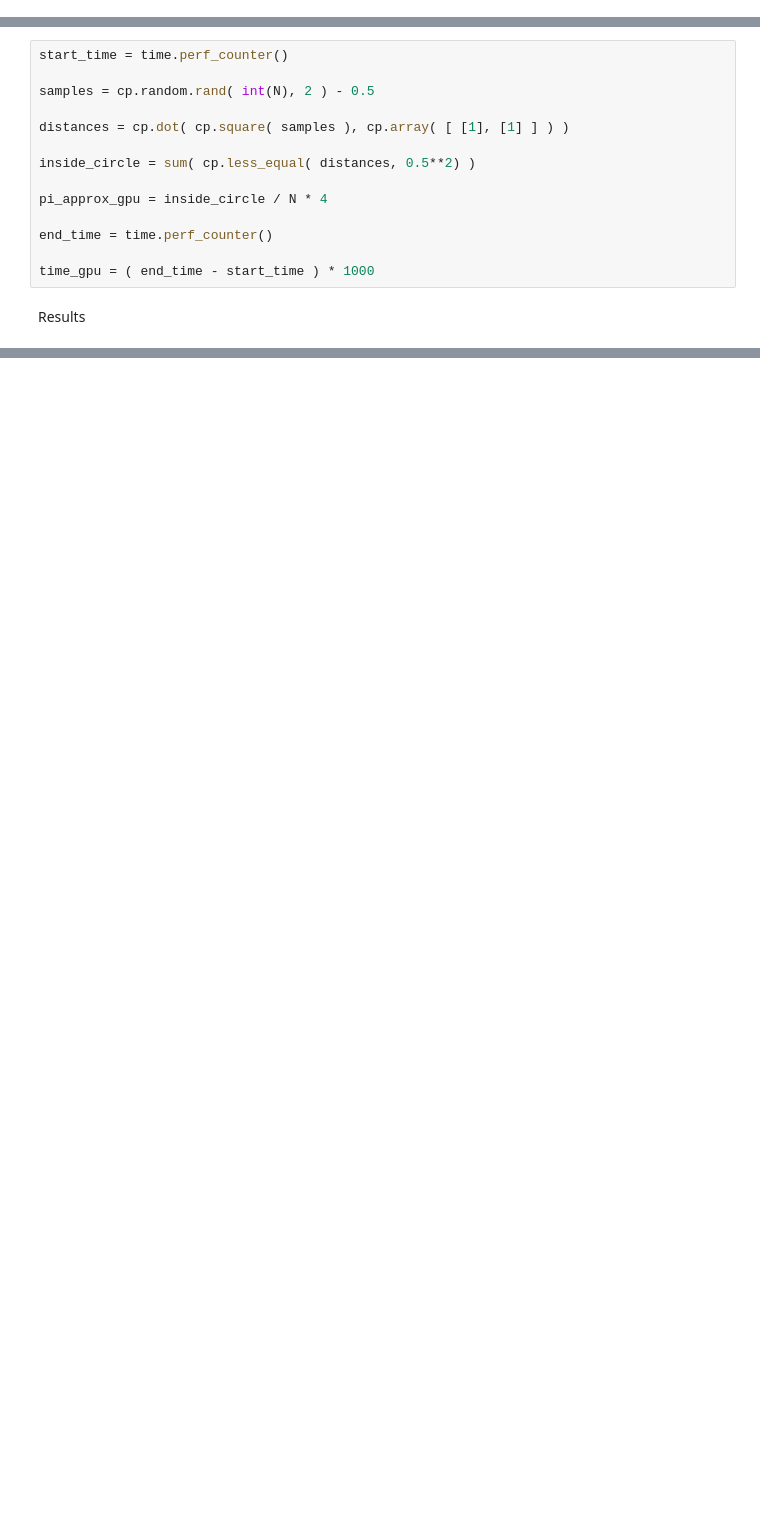
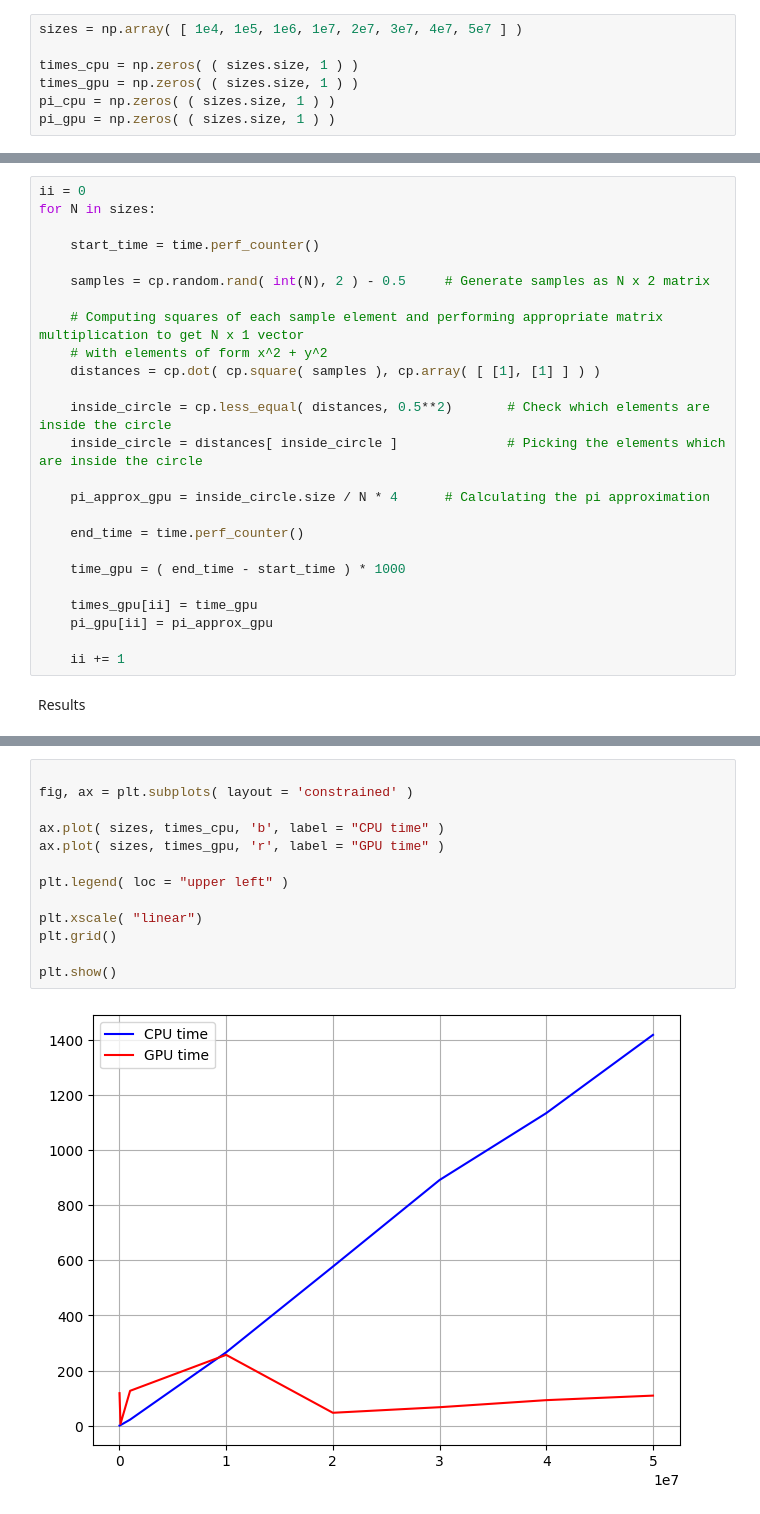
Before and after one commit to Erikkui/GPU-Computing, a Jupyter notebook: GPU_Ex04_Kuitunen.ipynb, the cells around one changed output, grey strips where cells are left out. Cells and saved outputs as stored; diff of their text form; blank space fills up the shorter version.

```diff
--- a/GPU_Ex04_Kuitunen.ipynb
+++ b/GPU_Ex04_Kuitunen.ipynb
@@ -143,2 +140,9 @@ N = 1e6
+# %%
+sizes = np.array( [ 1e4, 1e5, 1e6, 1e7, 2e7, 3e7, 4e7, 5e7 ] )
+
+times_cpu = np.zeros( ( sizes.size, 1 ) )
+times_gpu = np.zeros( ( sizes.size, 1 ) )
+pi_cpu = np.zeros( ( sizes.size, 1 ) )
+pi_gpu = np.zeros( ( sizes.size, 1 ) )
 # %% [markdown]
 First using NumPy
@@ -164,18 +174,29 @@ time_cpu = ( end_time - start_time ) * 1000
 # %% [markdown]
 Then with CuPy
 # %%
-start_time = time.perf_counter()
+ii = 0
+for N in sizes:
 
-samples = cp.random.rand( int(N), 2 ) - 0.5
+    start_time = time.perf_counter()
 
-distances = cp.dot( cp.square( samples ), cp.array( [ [1], [1] ] ) )
+    samples = cp.random.rand( int(N), 2 ) - 0.5     # Generate samples as N x 2 matrix
 
-inside_circle = sum( cp.less_equal( distances, 0.5**2) )
+    # Computing squares of each sample element and performing appropriate matrix multiplication to get N x 1 vector
+    # with elements of form x^2 + y^2
+    distances = cp.dot( cp.square( samples ), cp.array( [ [1], [1] ] ) )
 
-pi_approx_gpu = inside_circle / N * 4
+    inside_circle = cp.less_equal( distances, 0.5**2)       # Check which elements are inside the circle
+    inside_circle = distances[ inside_circle ]              # Picking the elements which are inside the circle
 
-end_time = time.perf_counter()
+    pi_approx_gpu = inside_circle.size / N * 4      # Calculating the pi approximation
 
-time_gpu = ( end_time - start_time ) * 1000
+    end_time = time.perf_counter()
+
+    time_gpu = ( end_time - start_time ) * 1000
+
+    times_gpu[ii] = time_gpu
+    pi_gpu[ii] = pi_approx_gpu
+
+    ii += 1
 # %% [markdown]
 Results
@@ -186,0 +203,15 @@ Time for CPU was -5.896500 seconds and result was 3.141292. Time for GPU was 337
+# %%
+
+fig, ax = plt.subplots( layout = 'constrained' )
+
+ax.plot( sizes, times_cpu, 'b', label = "CPU time" )
+ax.plot( sizes, times_gpu, 'r', label = "GPU time" )
+
+plt.legend( loc = "upper left" )
+
+plt.xscale( "linear")
+plt.grid()
+
+plt.show()
+# %% [output]
+[figure, added]
```
Also changed, not shown: parts of 5 cells of this notebook.
